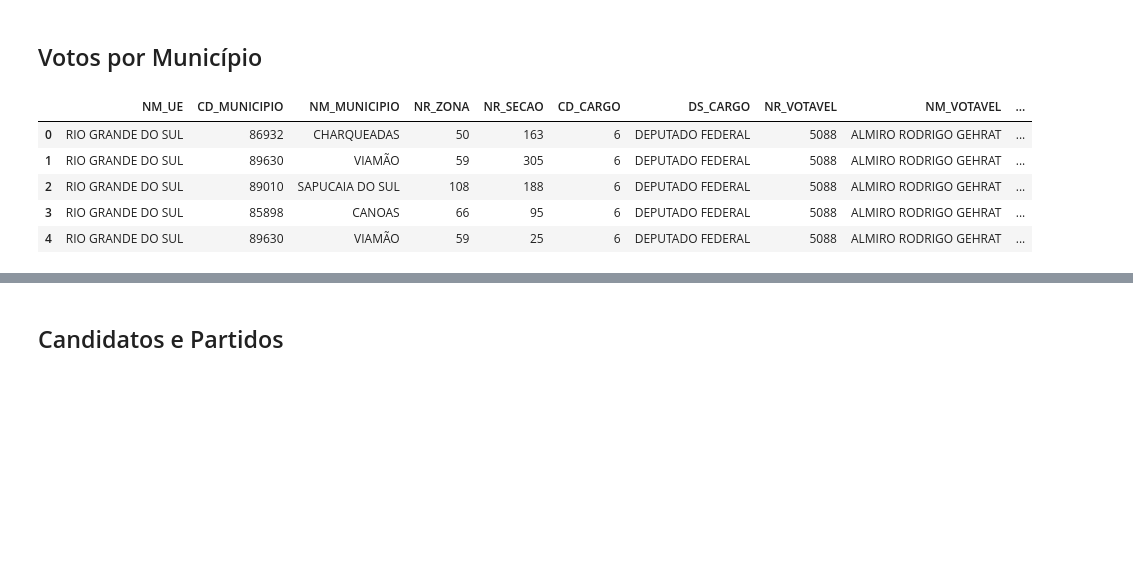
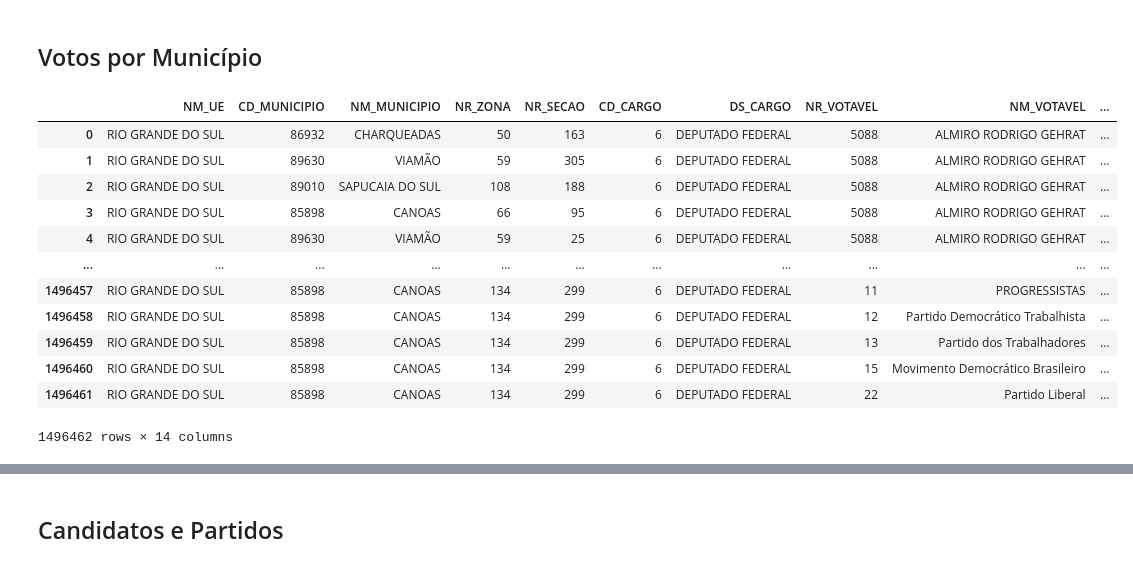
Before and after one commit to thaleshqs/tp1_bdg, a Jupyter notebook: limpeza_dados.ipynb, the cells around one changed output, grey strips where cells are left out. Saved outputs shown, nothing was run; the diff lists cells and outputs as text; code cells hidden in the pictures; blank space fills up the shorter version.

```diff
--- a/limpeza_dados.ipynb
+++ b/limpeza_dados.ipynb
@@ -20,14 +20,21 @@ filter_file('./votacao_secao_2022_RS.csv', './votacao_dep_federal_2022_rs.csv')
 # %%
 df = pd.read_csv('./votacao_dep_federal_2022_rs.csv')
 df = df.drop(columns=['DT_ELEICAO', 'DT_GERACAO', 'HH_GERACAO', 'ANO_ELEICAO',  'CD_TIPO_ELEICAO', 'NM_TIPO_ELEICAO', 'NR_TURNO', 'CD_ELEICAO', 'DS_ELEICAO', 'TP_ABRANGENCIA', 'SG_UF', 'SG_UE'])
-df.head()
+df
 # %% [output]
 |  | NM_UE | CD_MUNICIPIO | NM_MUNICIPIO | NR_ZONA | NR_SECAO | CD_CARGO | DS_CARGO | NR_VOTAVEL | NM_VOTAVEL | ... |
 | 0 | RIO GRANDE DO SUL | 86932 | CHARQUEADAS | 50 | 163 | 6 | DEPUTADO FEDERAL | 5088 | ALMIRO RODRIGO GEHRAT | ... |
 | 1 | RIO GRANDE DO SUL | 89630 | VIAMÃO | 59 | 305 | 6 | DEPUTADO FEDERAL | 5088 | ALMIRO RODRIGO GEHRAT | ... |
 | 2 | RIO GRANDE DO SUL | 89010 | SAPUCAIA DO SUL | 108 | 188 | 6 | DEPUTADO FEDERAL | 5088 | ALMIRO RODRIGO GEHRAT | ... |
 | 3 | RIO GRANDE DO SUL | 85898 | CANOAS | 66 | 95 | 6 | DEPUTADO FEDERAL | 5088 | ALMIRO RODRIGO GEHRAT | ... |
 | 4 | RIO GRANDE DO SUL | 89630 | VIAMÃO | 59 | 25 | 6 | DEPUTADO FEDERAL | 5088 | ALMIRO RODRIGO GEHRAT | ... |
+| ... | ... | ... | ... | ... | ... | ... | ... | ... | ... | ... |
+| 1496457 | RIO GRANDE DO SUL | 85898 | CANOAS | 134 | 299 | 6 | DEPUTADO FEDERAL | 11 | PROGRESSISTAS | ... |
+| 1496458 | RIO GRANDE DO SUL | 85898 | CANOAS | 134 | 299 | 6 | DEPUTADO FEDERAL | 12 | Partido Democrático Trabalhista | ... |
+| 1496459 | RIO GRANDE DO SUL | 85898 | CANOAS | 134 | 299 | 6 | DEPUTADO FEDERAL | 13 | Partido dos Trabalhadores | ... |
+| 1496460 | RIO GRANDE DO SUL | 85898 | CANOAS | 134 | 299 | 6 | DEPUTADO FEDERAL | 15 | Movimento Democrático Brasileiro | ... |
+| 1496461 | RIO GRANDE DO SUL | 85898 | CANOAS | 134 | 299 | 6 | DEPUTADO FEDERAL | 22 | Partido Liberal | ... |
+1496462 rows × 14 columns
 # %%
 # Função para carregar o dataset e criar o dicionário
 def criar_dicionario_municipios(caminho_arquivo):
```
Also changed, not shown: parts of 1 cell of this notebook.
